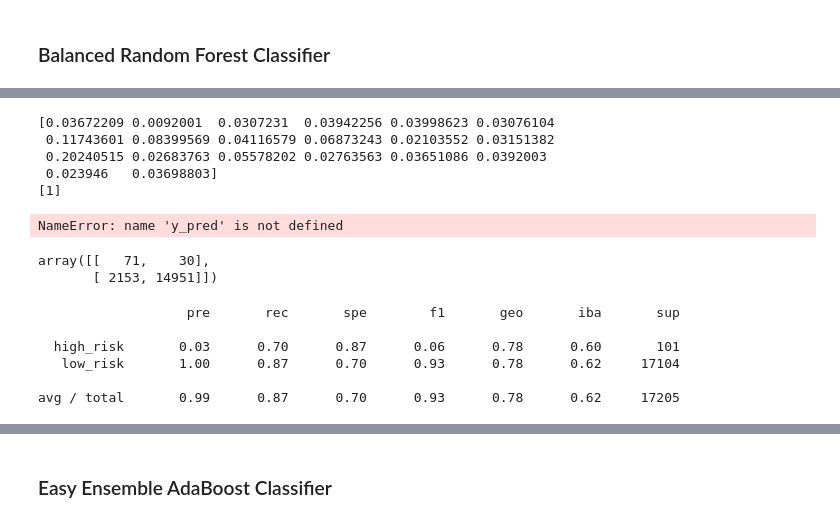
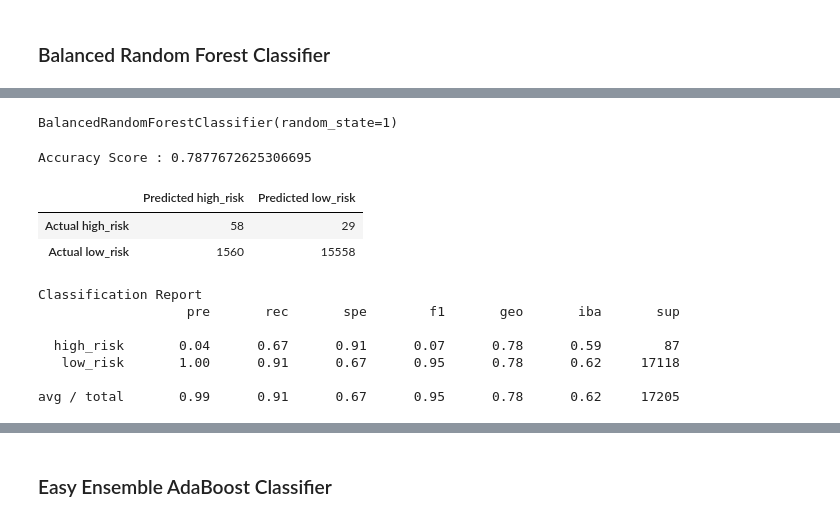
Before and after one commit to Bscheinin/Credit_Risk_Analysis, a Jupyter notebook: credit_risk_ensemble.ipynb, the cells around one changed output, grey strips where cells are left out. Cells and saved outputs as stored; diff of their text form; code cells hidden in the pictures.

```diff
--- a/credit_risk_ensemble.ipynb
+++ b/credit_risk_ensemble.ipynb
@@ -120,7 +120,7 @@ high_risk      347
 Name: loan_status, dtype: int64
 # %%
 from sklearn.model_selection import train_test_split
-X_train, X_test, y_train, y_test = train_test_split(X, y, random_state=1)
+X_train, X_test, y_train, y_test = train_test_split(X, y, random_state=1, stratify=y)
 Counter(y_train)
 # %% [output]
 Counter({'loan_status': 1})
@@ -159,41 +141,47 @@ BalancedRandomForestClassifier(max_depth=2, random_state=1)
-# %%
-print(clf.feature_importances_)
-
-print(clf.predict([[0, 0, 0, 0, 0, 0, 0, 0, 0, 0,
-                   0, 0, 0, 0, 0, 0, 0, 0, 0, 0]]))
-# %% [output]
-[0.03672209 0.0092001  0.0307231  0.03942256 0.03998623 0.03076104
- 0.11743601 0.08399569 0.04116579 0.06873243 0.02103552 0.03151382
- 0.20240515 0.02683763 0.05578202 0.02763563 0.03651086 0.0392003
- 0.023946   0.03698803]
-[1]
+# %%
+# Resample the training data with the BalancedRandomForestClassifier
+from imblearn.ensemble import BalancedRandomForestClassifier
+
+clf = BalancedRandomForestClassifier(n_estimators=100, random_state=1)
+clf.fit(X_train, y_train)
+# %% [output]
+BalancedRandomForestClassifier(random_state=1)
 # %%
 # Calculated the balanced accuracy score
-#acc_score=
-balanced_accuracy_score(y_test, y_pred)
+y_pred=clf.predict(X_test)
+acc1_score= balanced_accuracy_score(y_test, y_pred)
-# %% [output]
-NameError: name 'y_pred' is not defined
 # %%
 # Display the confusion matrix
-y_pred = model.predict(X_test)
-cm=confusion_matrix(y_test, y_pred)
-cm_df = pd.DataFrame(
-    cm, index=["Actual 0", "Actual 1"],
-    columns=["Predicted 0", "Predicted 1"]
+cm1=confusion_matrix(y_test, y_pred)
+cm1_df = pd.DataFrame(
+    cm1, index=["Actual high_risk", "Actual low_risk"],
+    columns=["Predicted high_risk", "Predicted low_risk"]
 )
-display(cm_df)
-# %% [output]
-array([[   71,    30],
-       [ 2153, 14951]])
 # %%
 # Print the imbalanced classification report
-print(classification_report_imbalanced(y_test, y_pred))
+#print(classification_report_imbalanced(y_test, y_pred))
-# %% [output]
-                   pre       rec       spe        f1       geo       iba       sup
-
-  high_risk       0.03      0.70      0.87      0.06      0.78      0.60       101
-   low_risk       1.00      0.87      0.70      0.93      0.78      0.62     17104
-
-avg / total       0.99      0.87      0.70      0.93      0.78      0.62     17205
+# %%
+# How to make it pretty
+# Calculating the accuracy score
+print(f" ")
+print(f"Accuracy Score : {acc1_score}")
+# Generate the confusion matrix
+# Displaying results
+display(cm1_df)
+# Generate classification report
+print("Classification Report")
+print(classification_report_imbalanced(y_test, y_pred))
+# %% [output]
+Accuracy Score : 0.7877672625306695
+|  | Predicted high_risk | Predicted low_risk |
+| Actual high_risk | 58 | 29 |
+| Actual low_risk | 1560 | 15558 |
+Classification Report
+                   pre       rec       spe        f1       geo       iba       sup
+
+  high_risk       0.04      0.67      0.91      0.07      0.78      0.59        87
+   low_risk       1.00      0.91      0.67      0.95      0.78      0.62     17118
+
+avg / total       0.99      0.91      0.67      0.95      0.78      0.62     17205
 # %%
 # List the features sorted in descending order by feature importance
```
Also changed, not shown: parts of 9 cells of this notebook, 8 other files.
